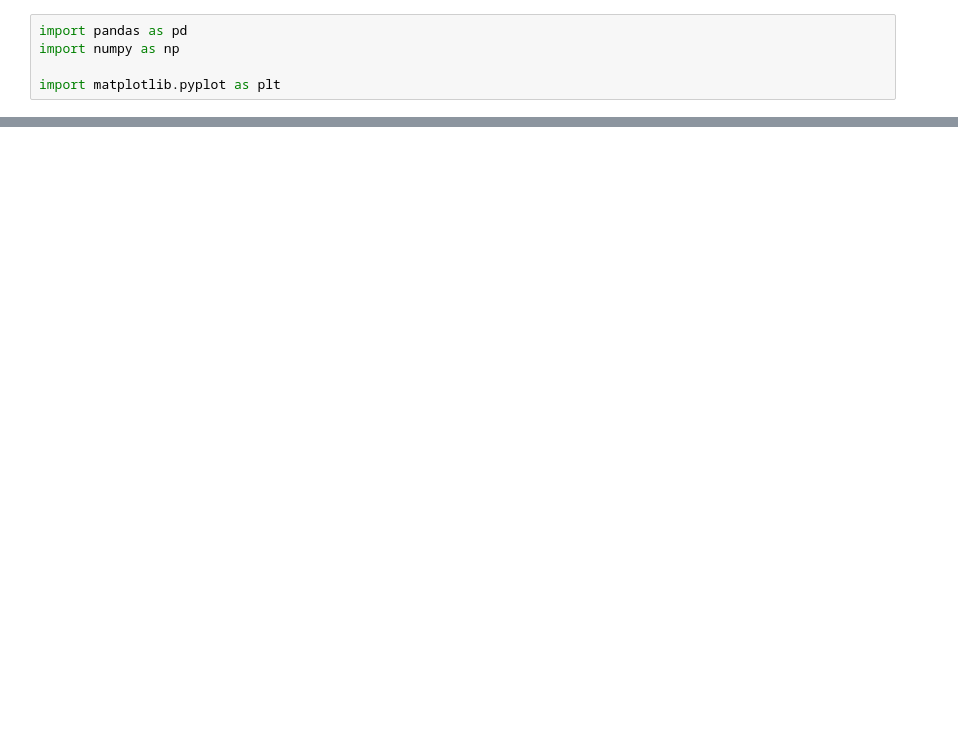
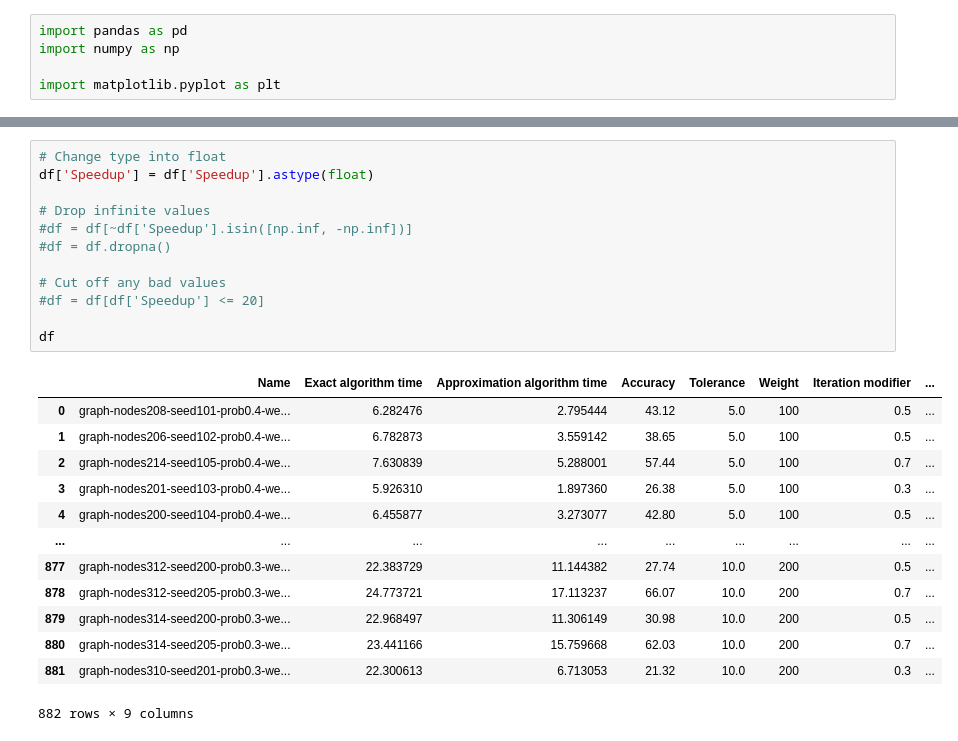
Before and after one commit to zdeneklapes/gal-gragh-algorithms, a Jupyter notebook: src/analysis.ipynb, the cells around one changed output, grey strips where cells are left out. Saved outputs shown, nothing was run; the diff lists cells and outputs as text; blank space fills up the shorter version.

```diff
--- a/src/analysis.ipynb
+++ b/src/analysis.ipynb
@@ -75,0 +72,26 @@ pretty_print
+# %%
+# Change type into float
+df['Speedup'] = df['Speedup'].astype(float)
+
+# Drop infinite values
+#df = df[~df['Speedup'].isin([np.inf, -np.inf])]
+#df = df.dropna()
+
+# Cut off any bad values
+#df = df[df['Speedup'] <= 20]
+
+df
+# %% [output]
+|  | Name | Exact algorithm time | Approximation algorithm time | Accuracy | Tolerance | Weight | Iteration modifier | ... |
+| 0 | graph-nodes208-seed101-prob0.4-we... | 6.282476 | 2.795444 | 43.12 | 5.0 | 100 | 0.5 | ... |
+| 1 | graph-nodes206-seed102-prob0.4-we... | 6.782873 | 3.559142 | 38.65 | 5.0 | 100 | 0.5 | ... |
+| 2 | graph-nodes214-seed105-prob0.4-we... | 7.630839 | 5.288001 | 57.44 | 5.0 | 100 | 0.7 | ... |
+| 3 | graph-nodes201-seed103-prob0.4-we... | 5.926310 | 1.897360 | 26.38 | 5.0 | 100 | 0.3 | ... |
+| 4 | graph-nodes200-seed104-prob0.4-we... | 6.455877 | 3.273077 | 42.80 | 5.0 | 100 | 0.5 | ... |
+| ... | ... | ... | ... | ... | ... | ... | ... | ... |
+| 877 | graph-nodes312-seed200-prob0.3-we... | 22.383729 | 11.144382 | 27.74 | 10.0 | 200 | 0.5 | ... |
+| 878 | graph-nodes312-seed205-prob0.3-we... | 24.773721 | 17.113237 | 66.07 | 10.0 | 200 | 0.7 | ... |
+| 879 | graph-nodes314-seed200-prob0.3-we... | 22.968497 | 11.306149 | 30.98 | 10.0 | 200 | 0.5 | ... |
+| 880 | graph-nodes314-seed205-prob0.3-we... | 23.441166 | 15.759668 | 62.03 | 10.0 | 200 | 0.7 | ... |
+| 881 | graph-nodes310-seed201-prob0.3-we... | 22.300613 | 6.713053 | 21.32 | 10.0 | 200 | 0.3 | ... |
+882 rows × 9 columns
```
Also changed, not shown: parts of 6 cells of this notebook, 2 other files.
